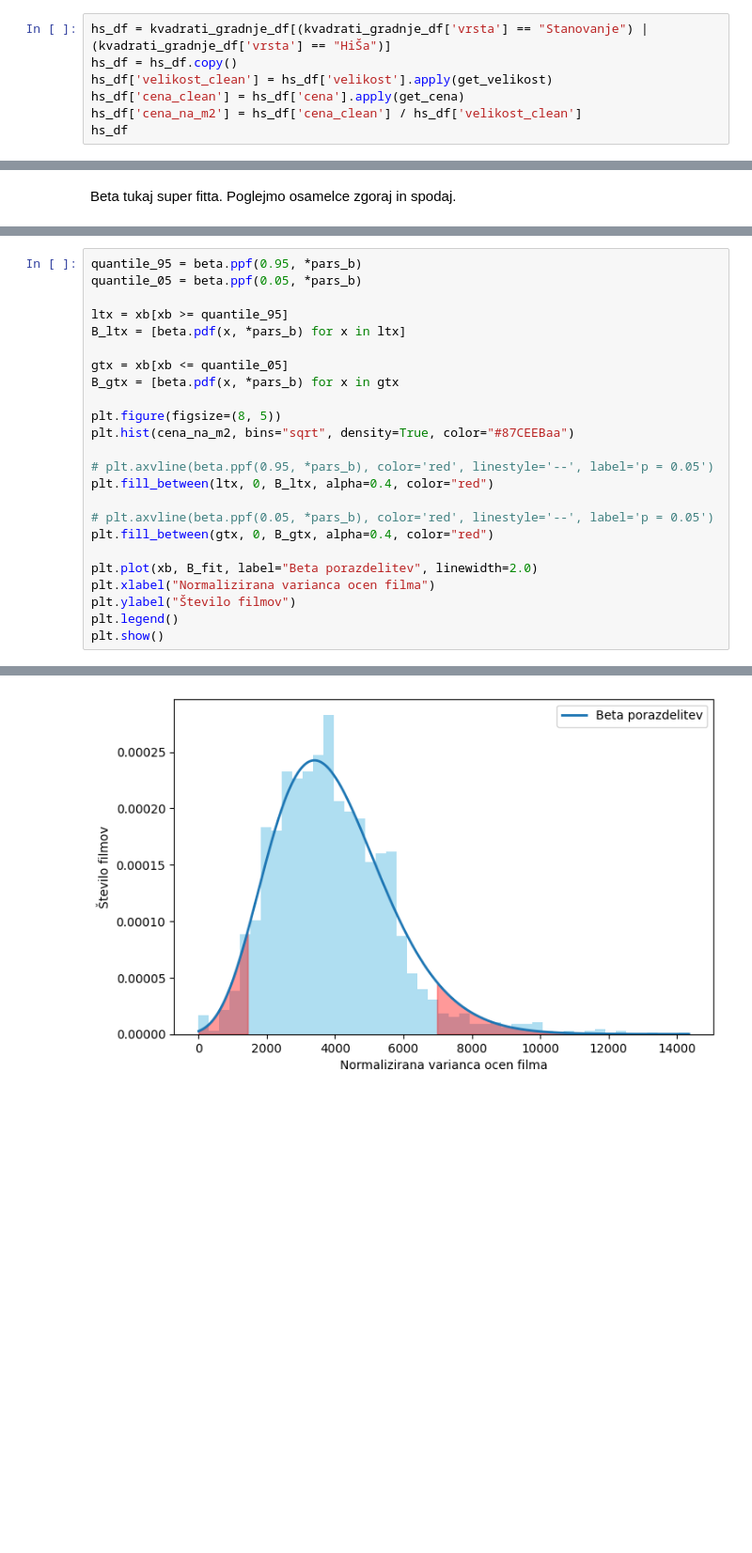
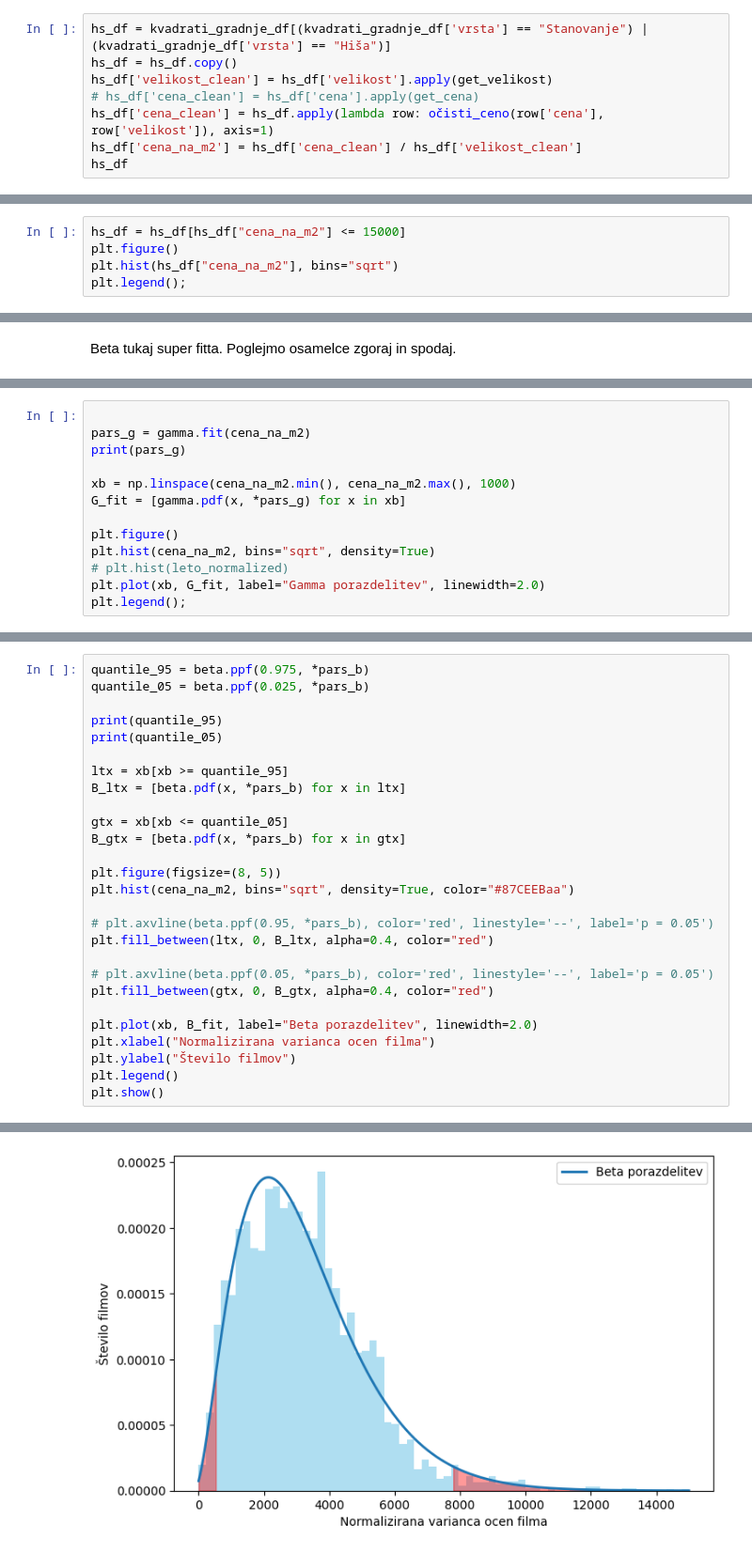
Before and after one commit to tthuma1/PR251, a Jupyter notebook: src/vizualizacije.ipynb, the cells around one changed output, grey strips where cells are left out. Shown: that part at 94% size. Cells and saved outputs as stored; diff of their text form; blank space fills up the shorter version.

Commit message:
kvadrati cena vizualizacije

```diff
--- a/src/vizualizacije.ipynb
+++ b/src/vizualizacije.ipynb
@@ -205,8 +220,9 @@ def get_cena(c):
 # %%
-hs_df = kvadrati_gradnje_df[(kvadrati_gradnje_df['vrsta'] == "Stanovanje") | (kvadrati_gradnje_df['vrsta'] == "HiŠa")]
+hs_df = kvadrati_gradnje_df[(kvadrati_gradnje_df['vrsta'] == "Stanovanje") | (kvadrati_gradnje_df['vrsta'] == "Hiša")]
 hs_df = hs_df.copy()
 hs_df['velikost_clean'] = hs_df['velikost'].apply(get_velikost)
-hs_df['cena_clean'] = hs_df['cena'].apply(get_cena)
+# hs_df['cena_clean'] = hs_df['cena'].apply(get_cena)
+hs_df['cena_clean'] = hs_df.apply(lambda row: očisti_ceno(row['cena'], row['velikost']), axis=1)
 hs_df['cena_na_m2'] = hs_df['cena_clean'] / hs_df['velikost_clean']
 hs_df
 # %% [output]
@@ -245,0 +262,5 @@ hs_df.sort_values("cena_na_m2", ascending=False).head(10)
+# %%
+hs_df = hs_df[hs_df["cena_na_m2"] <= 15000]
+plt.figure()
+plt.hist(hs_df["cena_na_m2"], bins="sqrt")
+plt.legend();
@@ -320,0 +344,13 @@ Beta tukaj super fitta. Poglejmo osamelce zgoraj in spodaj.
+# %%
+
+pars_g = gamma.fit(cena_na_m2)
+print(pars_g)
+
+xb = np.linspace(cena_na_m2.min(), cena_na_m2.max(), 1000)
+G_fit = [gamma.pdf(x, *pars_g) for x in xb]
+
+plt.figure()
+plt.hist(cena_na_m2, bins="sqrt", density=True)
+# plt.hist(leto_normalized)
+plt.plot(xb, G_fit, label="Gamma porazdelitev", linewidth=2.0)
+plt.legend();
@@ -321,12 +364,15 @@ Beta tukaj super fitta. Poglejmo osamelce zgoraj in spodaj.
 # %%
-quantile_95 = beta.ppf(0.95, *pars_b)
-quantile_05 = beta.ppf(0.05, *pars_b)
+quantile_95 = beta.ppf(0.975, *pars_b)
+quantile_05 = beta.ppf(0.025, *pars_b)
+
+print(quantile_95)
+print(quantile_05)
 
 ltx = xb[xb >= quantile_95]
 B_ltx = [beta.pdf(x, *pars_b) for x in ltx]
 
 gtx = xb[xb <= quantile_05]
-B_gtx = [beta.pdf(x, *pars_b) for x in gtx
+B_gtx = [beta.pdf(x, *pars_b) for x in gtx]
 
 plt.figure(figsize=(8, 5))
 plt.hist(cena_na_m2, bins="sqrt", density=True, color="#87CEEBaa")
@@ -346 +394 @@ plt.show()
-[figure, old version]
+[figure, new version]
```
Also changed, not shown: parts of 30 cells of this notebook.
